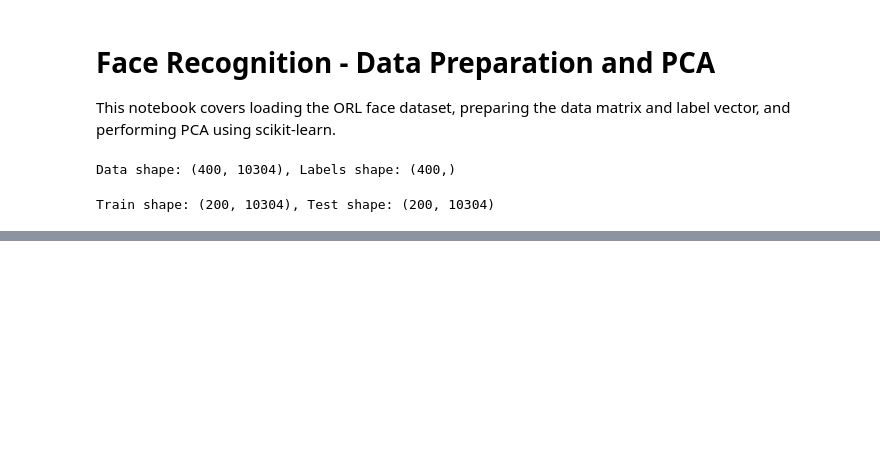
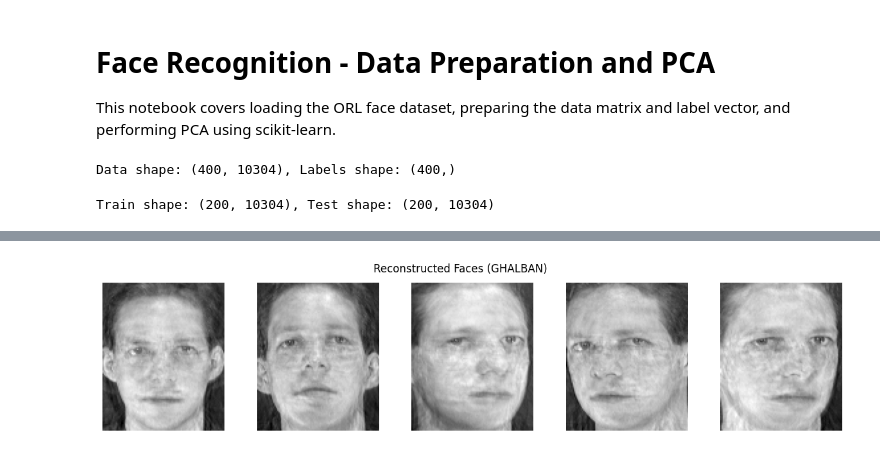
Before and after one commit to MostafaElKaranshawy/Face_Recognition_Problem, a Jupyter notebook: FaceRecognition.ipynb, the cells around one changed output, grey strips where cells are left out. Cells and saved outputs as stored; diff of their text form; code cells hidden in the pictures; blank space fills up the shorter version.

```diff
--- a/FaceRecognition.ipynb
+++ b/FaceRecognition.ipynb
@@ -86,0 +101,9 @@ for alpha in alphas:
+# %%
+from pca import PCA_GHALBAN
+# from sklearn.metrics import pairwise_distances
+
+pca = PCA_GHALBAN(alpha=0.95)
+pca.fit(X_train)
+X_train_pca = pca.transfrom(X_train)
+
+print(f'PCA with GHALBAN, Components retained: {pca.components}')
@@ -86,0 +124,13 @@ for alpha in alphas:
+# %%
+# Visualize a few reconstructed faces
+reconstructed = pca.inverse_transform(X_train_pca[:5])
+
+# Visualize a few reconstructed faces
+fig, axs = plt.subplots(1, 5, figsize=(15, 3))
+for i in range(5):
+    axs[i].imshow(reconstructed[i].reshape((112, 92)), cmap='gray')
+    axs[i].axis('off')
+plt.suptitle('Reconstructed Faces (GHALBAN)')
+plt.show()
+# %% [output]
+[figure, added]
```
Also changed, not shown: parts of 4 cells of this notebook, 2 other files.
